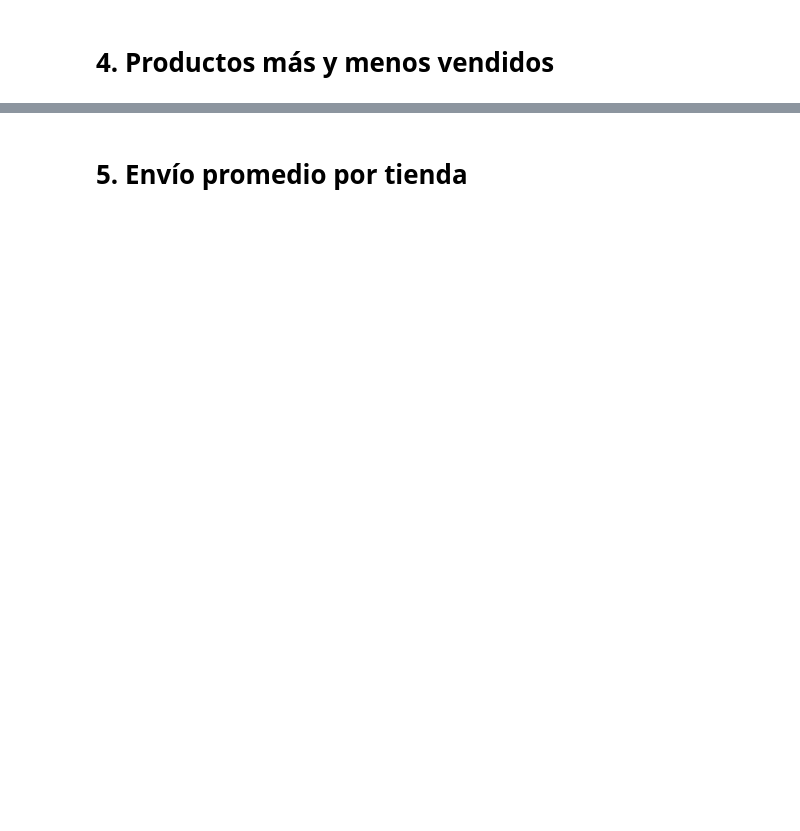
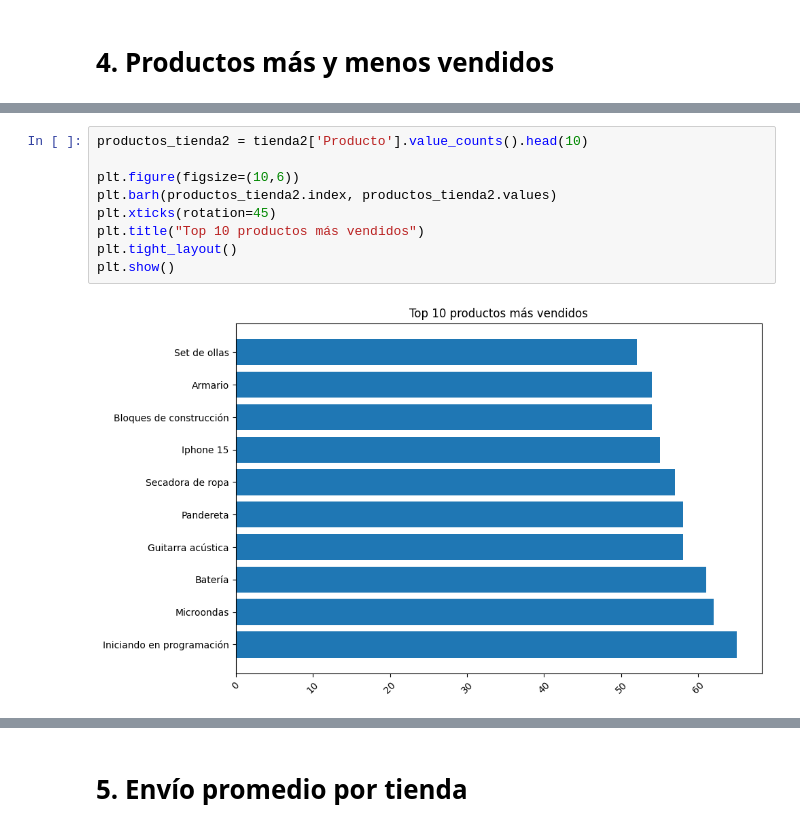
Before and after one commit to lauralara13021/data-science-latam, a Jupyter notebook: AluraStoreLatam.ipynb, the cells around one changed output, grey strips where cells are left out. Drawn from its saved outputs; the diff is of its cells as text; blank space fills up the shorter version.

```diff
--- a/AluraStoreLatam.ipynb
+++ b/AluraStoreLatam.ipynb
@@ -142,0 +166,11 @@ satisfacción máxima: satisfaction tienda2
+# %%
+productos_tienda2 = tienda2['Producto'].value_counts().head(10)
+
+plt.figure(figsize=(10,6))
+plt.barh(productos_tienda2.index, productos_tienda2.values)
+plt.xticks(rotation=45)
+plt.title("Top 10 productos más vendidos")
+plt.tight_layout()
+plt.show()
+# %% [output]
+[figure, added]
```
Also changed, not shown: parts of 21 cells of this notebook.
